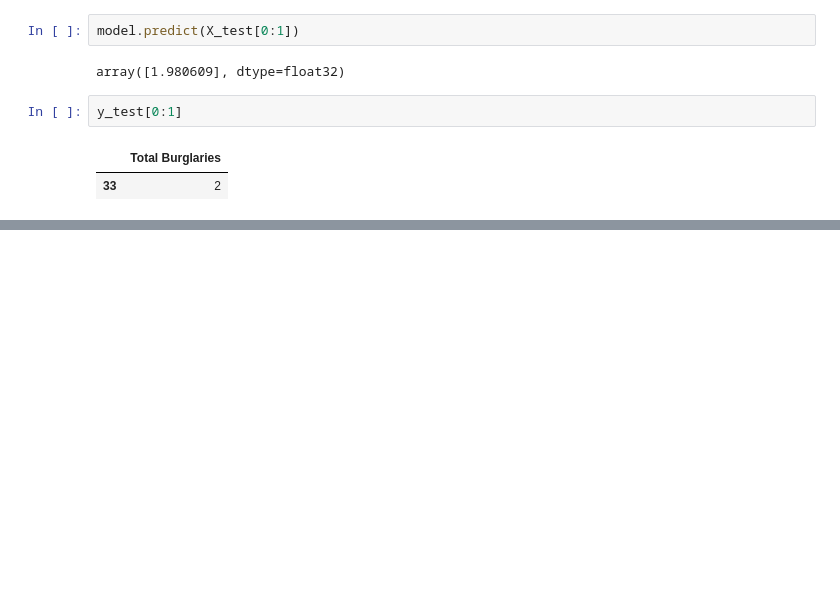
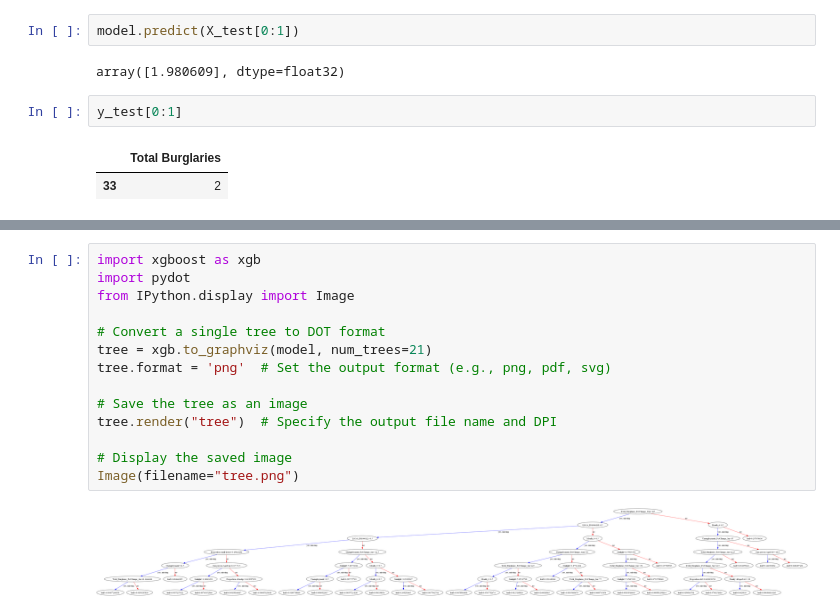
Before and after one commit to DC2-G19/policeResourceAllocation, a Jupyter notebook: XGBoost_Model.ipynb, the cells around one changed output, grey strips where cells are left out. Drawn from its saved outputs; the diff is of its cells as text; blank space fills up the shorter version.

Commit message:
Renamed files, tried vis decision tree in XGB

```diff
--- a/XGBoost_Model.ipynb
+++ b/XGBoost_Model.ipynb
@@ -361,0 +362,16 @@ plt.show()
+# %%
+import xgboost as xgb
+import pydot
+from IPython.display import Image
+
+# Convert a single tree to DOT format
+tree = xgb.to_graphviz(model, num_trees=21)
+tree.format = 'png'  # Set the output format (e.g., png, pdf, svg)
+
+# Save the tree as an image
+tree.render("tree")  # Specify the output file name and DPI
+
+# Display the saved image
+Image(filename="tree.png")
+# %% [output]
+[figure, added]
```
Also changed, not shown: parts of 3 cells of this notebook.
